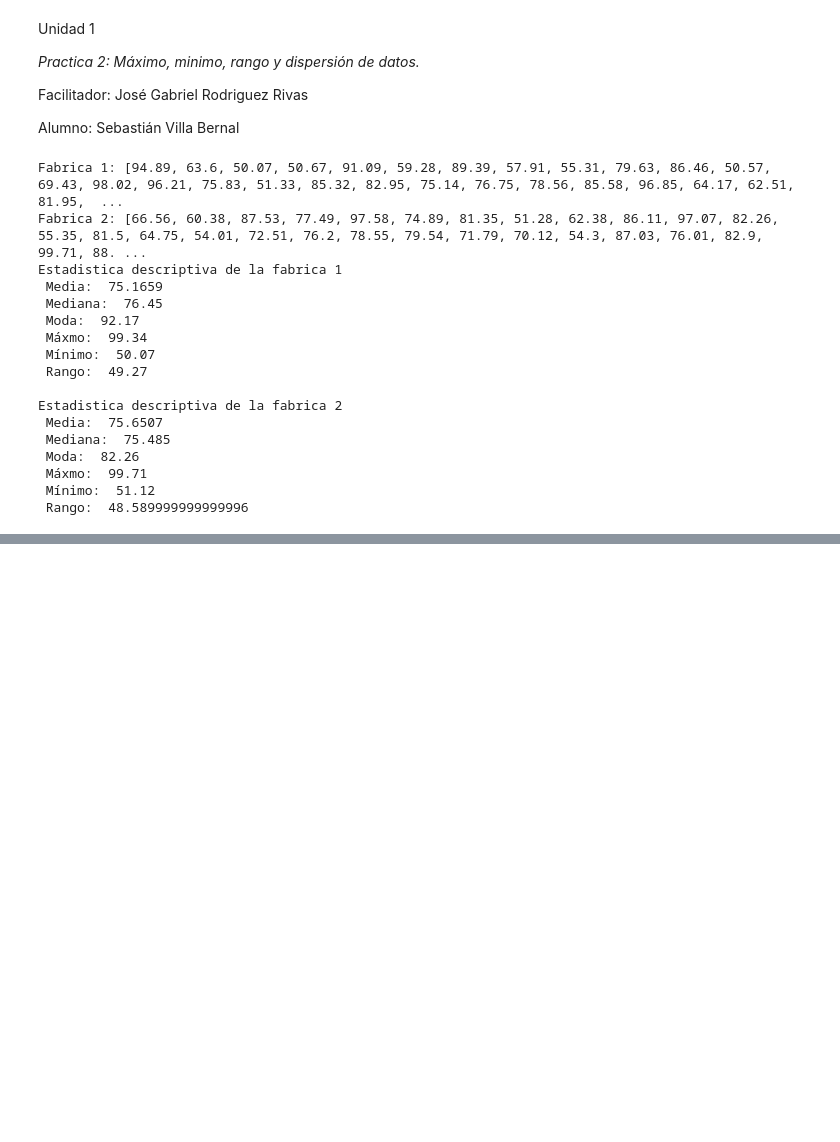
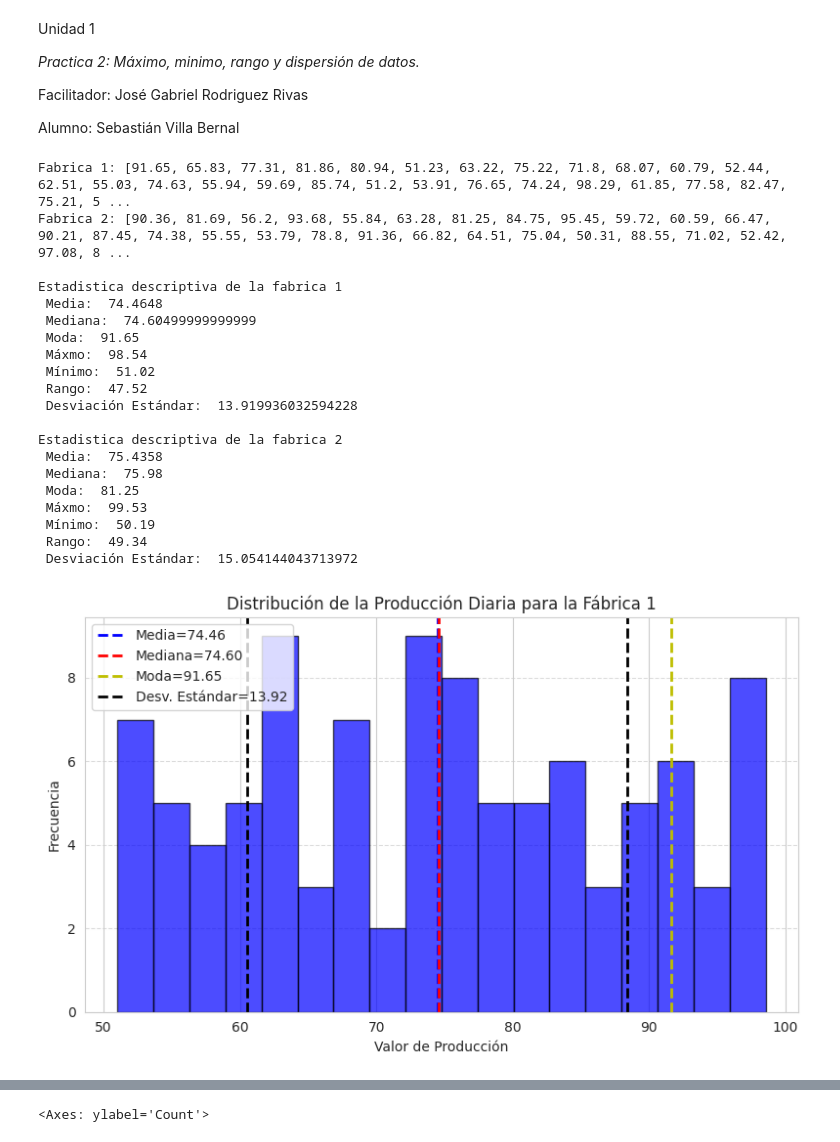
Before and after one commit to KlGamers/Probabilidad-y-Estadistica, a Jupyter notebook: U1/U1_P2.ipynb, the cells around one changed output, grey strips where cells are left out. Drawn from its saved outputs; the diff is of its cells as text; code cells hidden in the pictures; blank space fills up the shorter version.

```diff
--- a/U1/U1_P2.ipynb
+++ b/U1/U1_P2.ipynb
@@ -12,6 +12,9 @@ Alumno: Sebastián Villa Bernal
 import random
 import matplotlib.pyplot as plt
 from statistics import *
+import seaborn as sns
+
+sns.set_style("whitegrid")
 
 f1 = []
 for i in range(100):
@@ -21,46 +24,87 @@ print("Fabrica 1:", f1)
 
 f2 = []
 for i in range(100):
     na = round(random.uniform(50, 100),2)
     f2.append(na)
 print("Fabrica 2:", f2)
+print()
 
 m1 = max(f1)
 m2 = max(f2)
 
 min1 = min(f1)
 min2 = min(f2)
 
 r1 = m1 - min1
 r2 = m2 - min2
 
 me1 = mean(f1)
 me2 = mean(f2)
 
 med1 = median(f1)
 med2 = median(f2)
 
 mod1 = mode(f1)
 mod2 = mode(f2)
 
-print("Estadistica descriptiva de la fabrica 1 \n", "Media: ", me1, "\n Mediana: ", med1, "\n Moda: ", mod1, "\n Máxmo: ", m1, "\n Mínimo: ", min1, "\n Rango: ", r1)
+std1 = stdev(f1)
+std2 = stdev(f2)
+
+print("Estadistica descriptiva de la fabrica 1 \n", "Media: ", me1, "\n Mediana: ", med1, "\n Moda: ", mod1, "\n Máxmo: ", m1, "\n Mínimo: ", min1, "\n Rango: ", r1, "\n Desviación Estándar: ", std1)
 print()
-print("Estadistica descriptiva de la fabrica 2 \n", "Media: ", me2, "\n Mediana: ", med2, "\n Moda: ", mod2, "\n Máxmo: ", m2, "\n Mínimo: ", min2, "\n Rango: ", r2)
+print("Estadistica descriptiva de la fabrica 2 \n", "Media: ", me2, "\n Mediana: ", med2, "\n Moda: ", mod2, "\n Máxmo: ", m2, "\n Mínimo: ", min2, "\n Rango: ", r2, "\n Desviación Estándar: ", std2)
+
+plt.figure(figsize = (8,5))
+plt.hist(f1, bins=18, alpha=0.7, color='b', edgecolor= "black")
+plt.axvline(me1, color='b', linestyle='dashed', linewidth=2, label=f'Media={me1:.2f}')
+plt.axvline(med1, color='r', linestyle='dashed', linewidth=2, label=f'Mediana={med1:.2f}')
+plt.axvline(mod1, color='y', linestyle='dashed', linewidth=2, label=f'Moda={mod1:.2f}')
+plt.axvline(me1 - std1, color='black', linestyle='dashed', linewidth=2, label=f'Desv. Estándar={std1:.2f}')
+plt.axvline(me1 + std1, color='black', linestyle='dashed', linewidth=2)
+plt.xlabel('Valor de Producción')
+plt.ylabel('Frecuencia')
+plt.title('Distribución de la Producción Diaria para la Fábrica 1')
+plt.legend()
+plt.grid(axis='y', linestyle='--', alpha=0.7)
+plt.tight_layout()
+plt.show()
+
+print()
+plt.figure(figsize = (8,5))
+plt.hist(f2, bins=18, alpha=0.7, color='g', edgecolor= "black")
+plt.axvline(me2, color='g', linestyle='dashed', linewidth=2, label=f'Media={me2:.2f}')
+plt.axvline(med2, color='orange', linestyle='dashed', linewidth=2, label=f'Mediana={med2:.2f}')
+plt.axvline(mod2, color='purple', linestyle='dashed', linewidth=2, label=f'Moda={mod2:.2f}')
+plt.axvline(me2 - std2, color='black', linestyle='dashed', linewidth=2, label=f'Desv. Estándar={std2:.2f}')
+plt.axvline(me2 + std2, color='black', linestyle='dashed', linewidth=2)
+plt.xlabel('Valor de Producción')
+plt.ylabel('Frecuencia')
+plt.title('Distribución de la Producción Diaria para la Fábrica 2')
+plt.legend()
+plt.grid(axis='y', linestyle='--', alpha=0.7)
+plt.tight_layout()
+plt.show()
+print()
+sns.histplot(x= f1, kde = True, kde_kws = {'bw_adjust':0.5}, bins = 10)
 # %% [output]
-Fabrica 1: [94.89, 63.6, 50.07, 50.67, 91.09, 59.28, 89.39, 57.91, 55.31, 79.63, 86.46, 50.57, 69.43, 98.02, 96.21, 75.83, 51.33, 85.32, 82.95, 75.14, 76.75, 78.56, 85.58, 96.85, 64.17, 62.51, 81.95,  ...
-Fabrica 2: [66.56, 60.38, 87.53, 77.49, 97.58, 74.89, 81.35, 51.28, 62.38, 86.11, 97.07, 82.26, 55.35, 81.5, 64.75, 54.01, 72.51, 76.2, 78.55, 79.54, 71.79, 70.12, 54.3, 87.03, 76.01, 82.9, 99.71, 88. ...
+Fabrica 1: [91.65, 65.83, 77.31, 81.86, 80.94, 51.23, 63.22, 75.22, 71.8, 68.07, 60.79, 52.44, 62.51, 55.03, 74.63, 55.94, 59.69, 85.74, 51.2, 53.91, 76.65, 74.24, 98.29, 61.85, 77.58, 82.47, 75.21, 5 ...
+Fabrica 2: [90.36, 81.69, 56.2, 93.68, 55.84, 63.28, 81.25, 84.75, 95.45, 59.72, 60.59, 66.47, 90.21, 87.45, 74.38, 55.55, 53.79, 78.8, 91.36, 66.82, 64.51, 75.04, 50.31, 88.55, 71.02, 52.42, 97.08, 8 ...
+
 Estadistica descriptiva de la fabrica 1
- Media:  75.1659
- Mediana:  76.45
- Moda:  92.17
- Máxmo:  99.34
- Mínimo:  50.07
- Rango:  49.27
+ Media:  74.4648
+ Mediana:  74.60499999999999
+ Moda:  91.65
+ Máxmo:  98.54
+ Mínimo:  51.02
+ Rango:  47.52
+ Desviación Estándar:  13.919936032594228
 
 Estadistica descriptiva de la fabrica 2
- Media:  75.6507
- Mediana:  75.485
- Moda:  82.26
- Máxmo:  99.71
- Mínimo:  51.12
- Rango:  48.589999999999996
+ Media:  75.4358
+ Mediana:  75.98
+ Moda:  81.25
+ Máxmo:  99.53
+ Mínimo:  50.19
+ Rango:  49.34
+ Desviación Estándar:  15.054144043713972
+[figure, added]
@@ -66,0 +112 @@ Estadistica descriptiva de la fabrica 2
+<Axes: ylabel='Count'>
```
Also changed, not shown: parts of 1 cell of this notebook.
